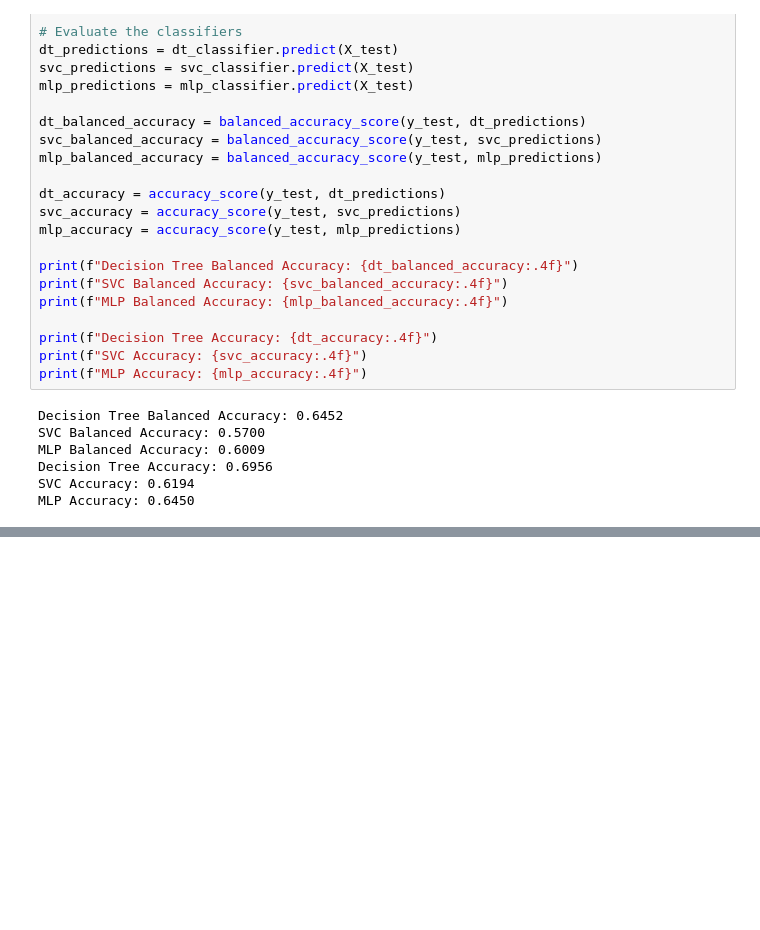
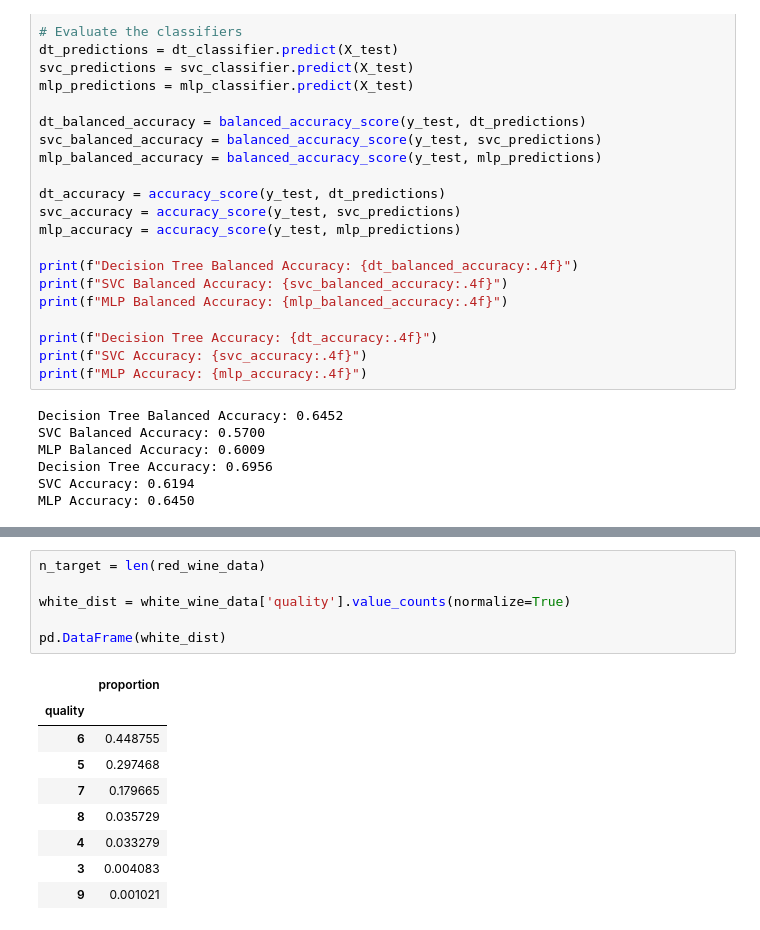
Before and after one commit to maryluuuu/Data-Analytics-Challenge, a Jupyter notebook: mik_test/consideration.ipynb, the cells around one changed output, grey strips where cells are left out. Cells and saved outputs as stored; diff of their text form; blank space fills up the shorter version.

```diff
--- a/mik_test/consideration.ipynb
+++ b/mik_test/consideration.ipynb
@@ -333,0 +393,16 @@ I risultati ottenuti sono molto migliori rispetto a quelli ottenuti con il datas
+# %%
+n_target = len(red_wine_data)
+
+white_dist = white_wine_data['quality'].value_counts(normalize=True)
+
+pd.DataFrame(white_dist)
+# %% [output]
+|  | proportion |
+| quality |  |
+| 6 | 0.448755 |
+| 5 | 0.297468 |
+| 7 | 0.179665 |
+| 8 | 0.035729 |
+| 4 | 0.033279 |
+| 3 | 0.004083 |
+| 9 | 0.001021 |
```
Also changed, not shown: parts of 17 cells of this notebook, 1 other file.
